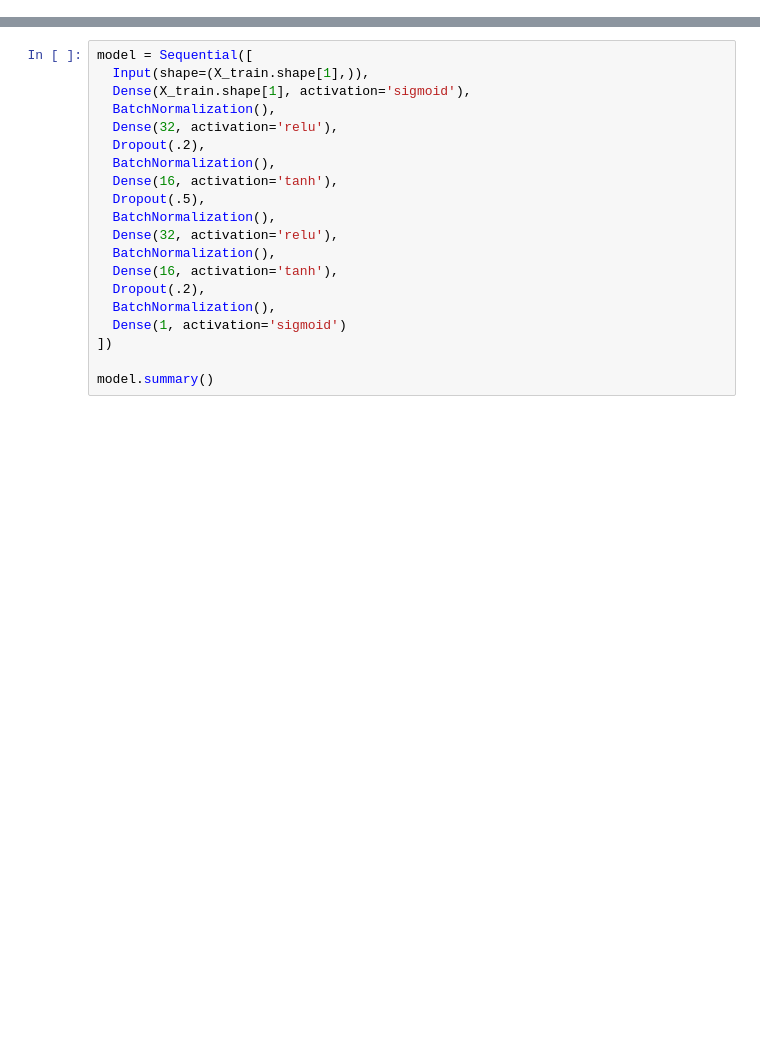
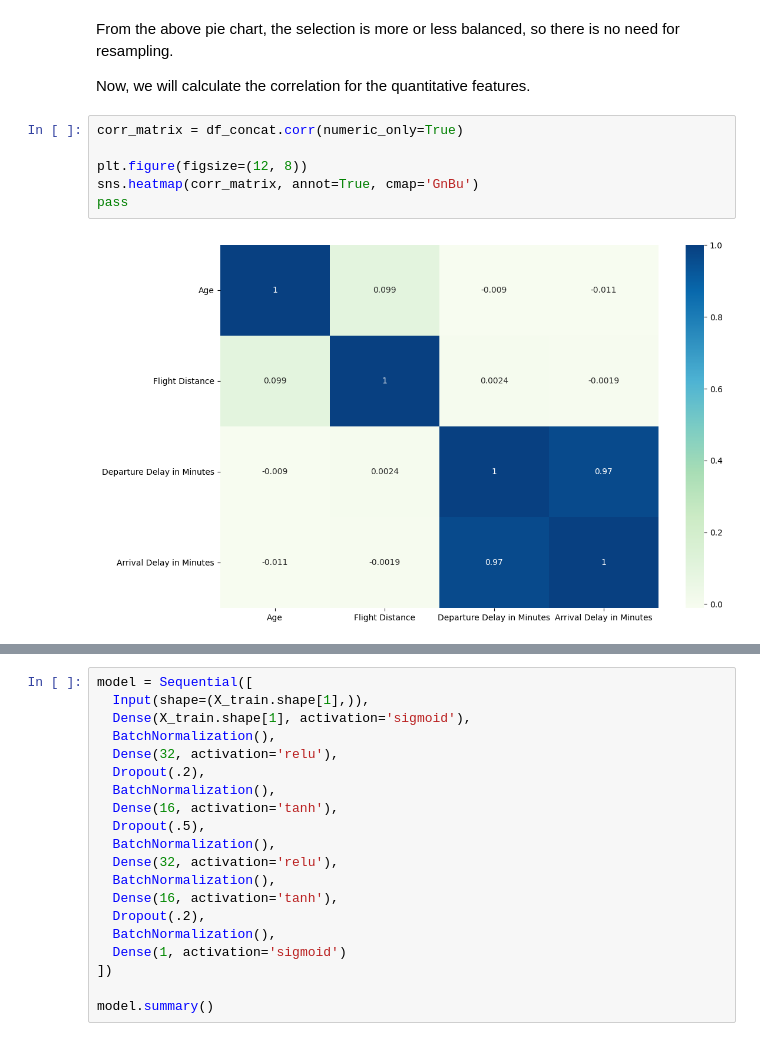
Before and after one commit to davinjason09/Airline-Satisfaction-Classification, a Jupyter notebook: Classification.ipynb, the cells around one changed output, grey strips where cells are left out. Cells and saved outputs as stored; diff of their text form; blank space fills up the shorter version.

```diff
--- a/Classification.ipynb
+++ b/Classification.ipynb
@@ -66,0 +198,12 @@ memory usage: 22.8+ MB
+# %% [markdown]
+From the above pie chart, the selection is more or less balanced, so there is no need for resampling.
+
+Now, we will calculate the correlation for the quantitative features.
+# %%
+corr_matrix = df_concat.corr(numeric_only=True)
+
+plt.figure(figsize=(12, 8))
+sns.heatmap(corr_matrix, annot=True, cmap='GnBu')
+pass
+# %% [output]
+[figure, added]
```
Also changed, not shown: parts of 54 cells of this notebook.
